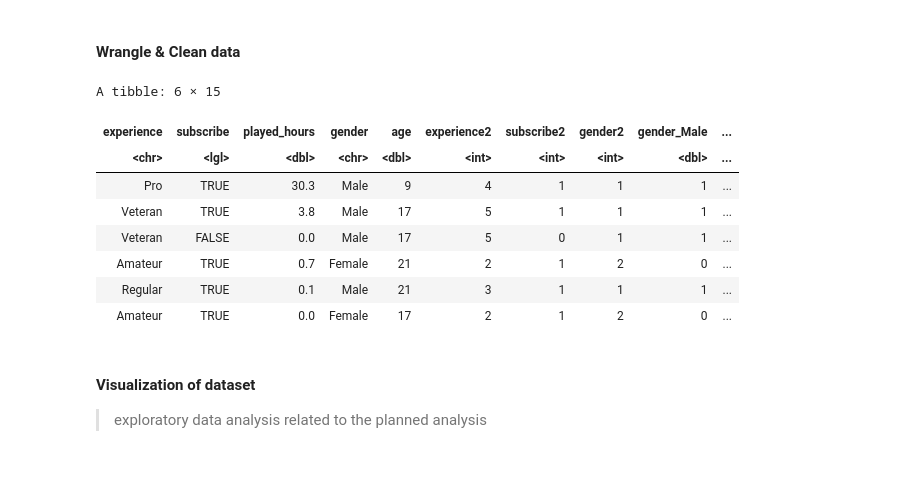
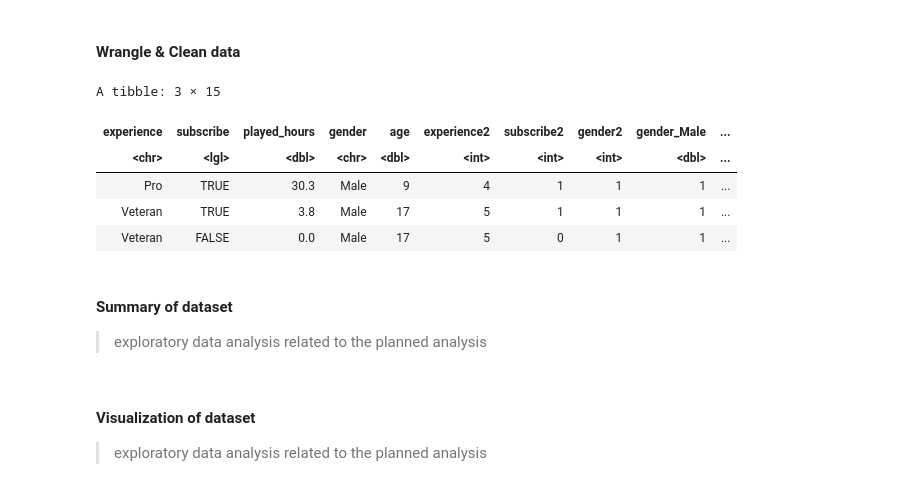
Before and after one commit to cars0njan/dsci-100-project, a Jupyter notebook: Final_report_group30.ipynb, the cells around one changed output. Saved outputs shown, nothing was run; the diff lists cells and outputs as text; code cells hidden in the pictures.

```diff
--- a/Final_report_group30.ipynb
+++ b/Final_report_group30.ipynb
@@ -110,25 +93,25 @@ A tibble: 6 × 9
 # %%
 mapping_exp <- c("Beginner" = 1, "Amateur" = 2, "Regular" = 3,
                  "Pro" = 4, "Veteran" = 5)
 mapping_gender <- c("Male" = 1, "Female" = 2, "Non-binary" = 3,
                  "Agender" = 4, "Two-Spirited" =5, "Other" = 6, "Prefer not to say"=7)
 
 players_clean <- players |>
     mutate(experience2 = as.integer(mapping_exp[experience])) |>
     mutate(subscribe2 = as.integer(subscribe)) |>
     mutate(gender2=as.integer(mapping_gender[gender])) |>
     mutate(gender3=gender) |> mutate(value=1) |> #one hat encoding: this and next line
     pivot_wider(names_from=gender3, names_prefix='gender_', values_from=value, values_fill=0) |>
-    select(-hashedEmail, -name, -individualId, -organizationName) #rm data not important to Qs/NA
+    select(-hashedEmail, -name, -individualId, -organizationName) |>
+    filter(gender_Other != 1)
+    #rm data not important to Qs/NA, rm gender=Other as there is only 1 dp for such var
 
-head(players_clean)
+
+head(players_clean, 3)
 # %% [output]
-A tibble: 6 × 15
+A tibble: 3 × 15
 | experience | subscribe | played_hours | gender | age | experience2 | subscribe2 | gender2 | gender_Male | ... |
 | <chr> | <lgl> | <dbl> | <chr> | <dbl> | <int> | <int> | <int> | <dbl> | ... |
 | Pro | TRUE | 30.3 | Male | 9 | 4 | 1 | 1 | 1 | ... |
 | Veteran | TRUE | 3.8 | Male | 17 | 5 | 1 | 1 | 1 | ... |
 | Veteran | FALSE | 0.0 | Male | 17 | 5 | 0 | 1 | 1 | ... |
-| Amateur | TRUE | 0.7 | Female | 21 | 2 | 1 | 2 | 0 | ... |
-| Regular | TRUE | 0.1 | Male | 21 | 3 | 1 | 1 | 1 | ... |
-| Amateur | TRUE | 0.0 | Female | 17 | 2 | 1 | 2 | 0 | ... |
@@ -138,3 +118,6 @@ A tibble: 6 × 15
+# %% [markdown]
+#### Summary of dataset
+> exploratory data analysis related to the planned analysis
 # %% [markdown]
 #### Visualization of dataset
 > exploratory data analysis related to the planned analysis
```
Also changed, not shown: parts of 7 cells of this notebook.
